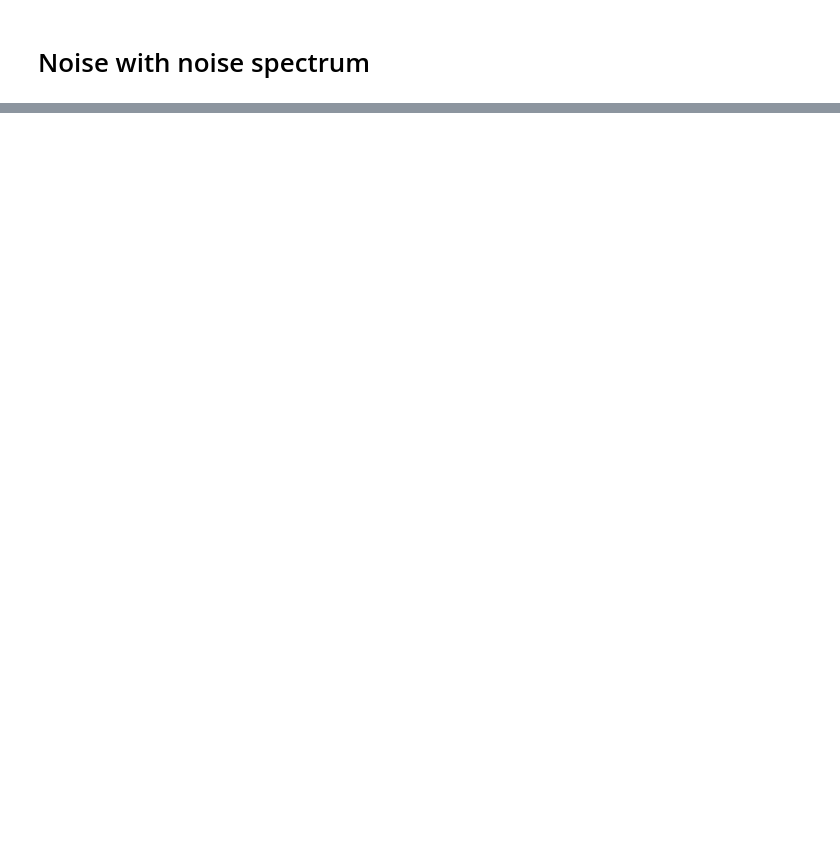
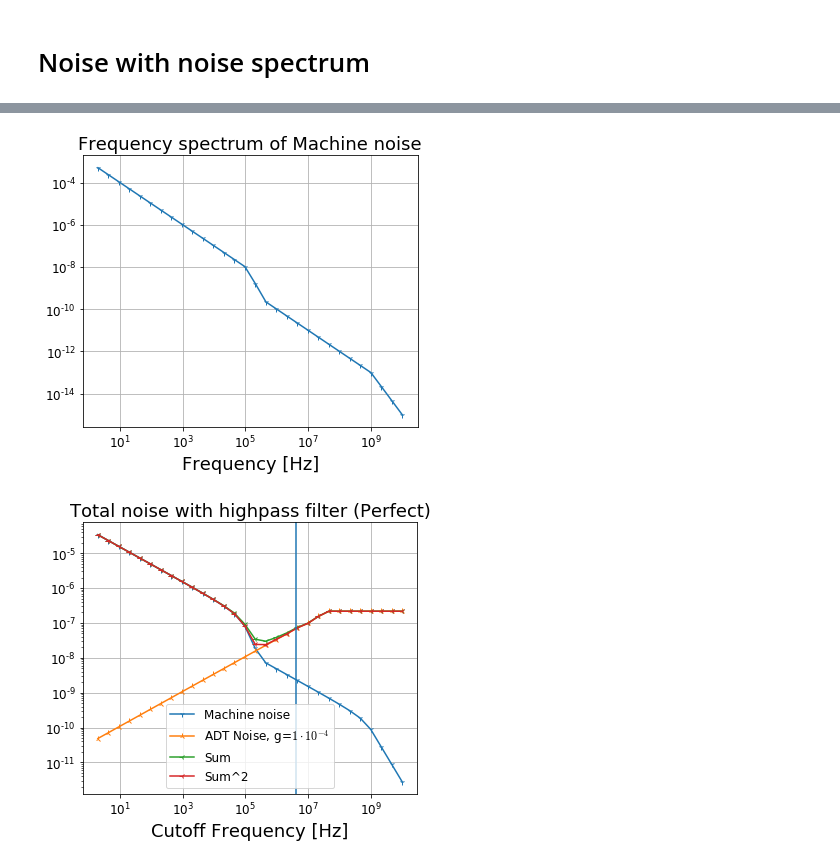
Before and after one commit to sondrevf/Ipython_Cern, a Jupyter notebook: Noise.ipynb, the cells around one changed output, grey strips where cells are left out. Drawn from its saved outputs; the diff is of its cells as text; code cells hidden in the pictures; blank space fills up the shorter version.

```diff
--- a/Noise.ipynb
+++ b/Noise.ipynb
@@ -46,5 +68,0 @@ plt.plot(np.abs(fft))
-# %%
-n=100
-x = np.logspace(0,5,n)
-f = 1e6/x
-plt.loglog(x,f,'-1')
@@ -53,0 +167,28 @@ plt.loglog(x,f,'-1')
+# %%
+
+plt.figure()
+plt.loglog(freq,coeff,'-1')
+plt.title("Frequency spectrum of Machine noise")
+plt.xlabel("Frequency [Hz]")
+plt.grid(True)
+
+
+
+
+plt.figure()
+# plt.loglog(freq,highpasscoeff,'-1')
+G = 0.0001
+plt.loglog(freq,machine_undampable,'-1',label="Machine noise")
+plt.loglog(freq,noise_adt(freq,fbunch,G=G),'-2',label='ADT Noise, g=%s'%sci_not(G,0))
+plt.loglog(freq,machine_undampable+noise_adt(freq,fbunch,G=G),'-3',label="Sum" )
+plt.loglog(freq,np.sqrt(machine_undampable**2+noise_adt(freq,fbunch,G=G)**2),'-3',label="Sum^2" )
+# plt.loglog(freq,machine_dampable,'-1',label="Machine dampable noise")
+plt.legend(loc=0)
+plt.axvline(x=freq_standard)
+plt.title("Total noise with highpass filter (Perfect)")
+plt.xlabel("Cutoff Frequency [Hz]");
+plt.grid(True)
+plt.savefig("00_Plots/NoiseWithHP_g%.0e.eps"%G)
+# %% [output]
+[figure, added]
+[figure, added]
```
Also changed, not shown: parts of 12 cells of this notebook, 4 other files.
